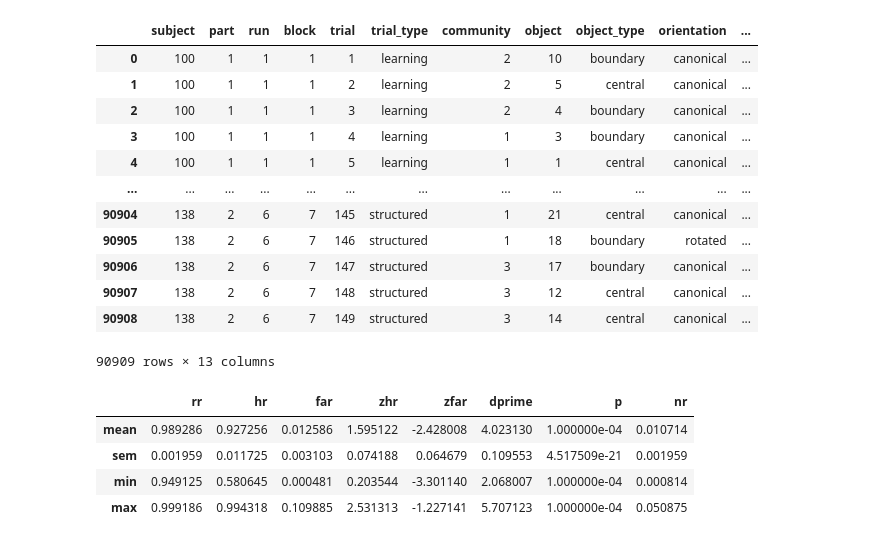
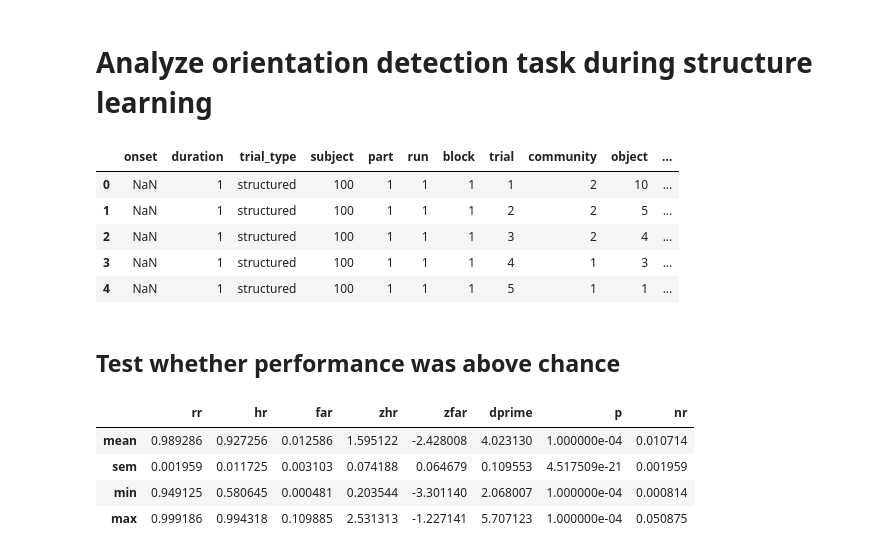
Before and after one commit to prestonlab/tesser, a Jupyter notebook: jupyter/plot_struct.ipynb, the cells around one changed output. Saved outputs shown, nothing was run; the diff lists cells and outputs as text; code cells hidden in the pictures.

```diff
--- a/jupyter/plot_struct.ipynb
+++ b/jupyter/plot_struct.ipynb
@@ -1,3 +1,5 @@
+# %% [markdown]
+# Analyze orientation detection task during structure learning
 # %%
 import os
 import numpy as np
@@ -13,18 +15,12 @@ data_dir = os.path.join(main_dir, 'Data')
 fig_dir = os.path.join(main_dir, 'Figures', 'plots')
 # %%
 raw = tasks.load_struct(data_dir)
-raw
+data = tasks.fix_struct_switched(raw)
+data.head(5)
 # %% [output]
-|  | subject | part | run | block | trial | trial_type | community | object | object_type | orientation | ... |
-| 0 | 100 | 1 | 1 | 1 | 1 | learning | 2 | 10 | boundary | canonical | ... |
-| 1 | 100 | 1 | 1 | 1 | 2 | learning | 2 | 5 | central | canonical | ... |
-| 2 | 100 | 1 | 1 | 1 | 3 | learning | 2 | 4 | boundary | canonical | ... |
-| 3 | 100 | 1 | 1 | 1 | 4 | learning | 1 | 3 | boundary | canonical | ... |
-| 4 | 100 | 1 | 1 | 1 | 5 | learning | 1 | 1 | central | canonical | ... |
-| ... | ... | ... | ... | ... | ... | ... | ... | ... | ... | ... | ... |
-| 90904 | 138 | 2 | 6 | 7 | 145 | structured | 1 | 21 | central | canonical | ... |
-| 90905 | 138 | 2 | 6 | 7 | 146 | structured | 1 | 18 | boundary | rotated | ... |
-| 90906 | 138 | 2 | 6 | 7 | 147 | structured | 3 | 17 | boundary | canonical | ... |
-| 90907 | 138 | 2 | 6 | 7 | 148 | structured | 3 | 12 | central | canonical | ... |
-| 90908 | 138 | 2 | 6 | 7 | 149 | structured | 3 | 14 | central | canonical | ... |
+|  | onset | duration | trial_type | subject | part | run | block | trial | community | object | ... |
+| 0 | NaN | 1 | structured | 100 | 1 | 1 | 1 | 1 | 2 | 10 | ... |
+| 1 | NaN | 1 | structured | 100 | 1 | 1 | 1 | 2 | 2 | 5 | ... |
+| 2 | NaN | 1 | structured | 100 | 1 | 1 | 1 | 3 | 2 | 4 | ... |
+| 3 | NaN | 1 | structured | 100 | 1 | 1 | 1 | 4 | 1 | 3 | ... |
+| 4 | NaN | 1 | structured | 100 | 1 | 1 | 1 | 5 | 1 | 1 | ... |
-90909 rows × 13 columns
@@ -42,3 +27,5 @@ samp = data.query('subject == 100 and part == 1 and run == 1')
+# %% [markdown]
+## Test whether performance was above chance
 # %%
 overall = data.groupby(['subject']).apply(tasks.test_rotation_perf, 10000)
 overall['nr'] = 1 - overall['rr']
```
Also changed, not shown: parts of 4 cells of this notebook.
